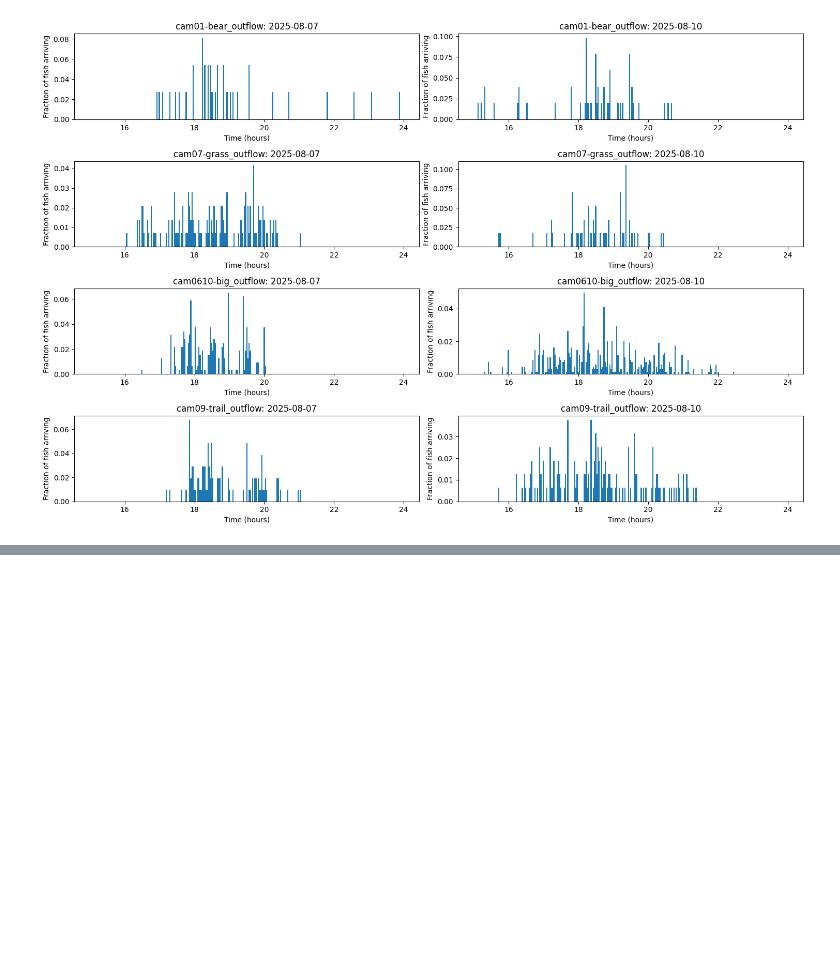
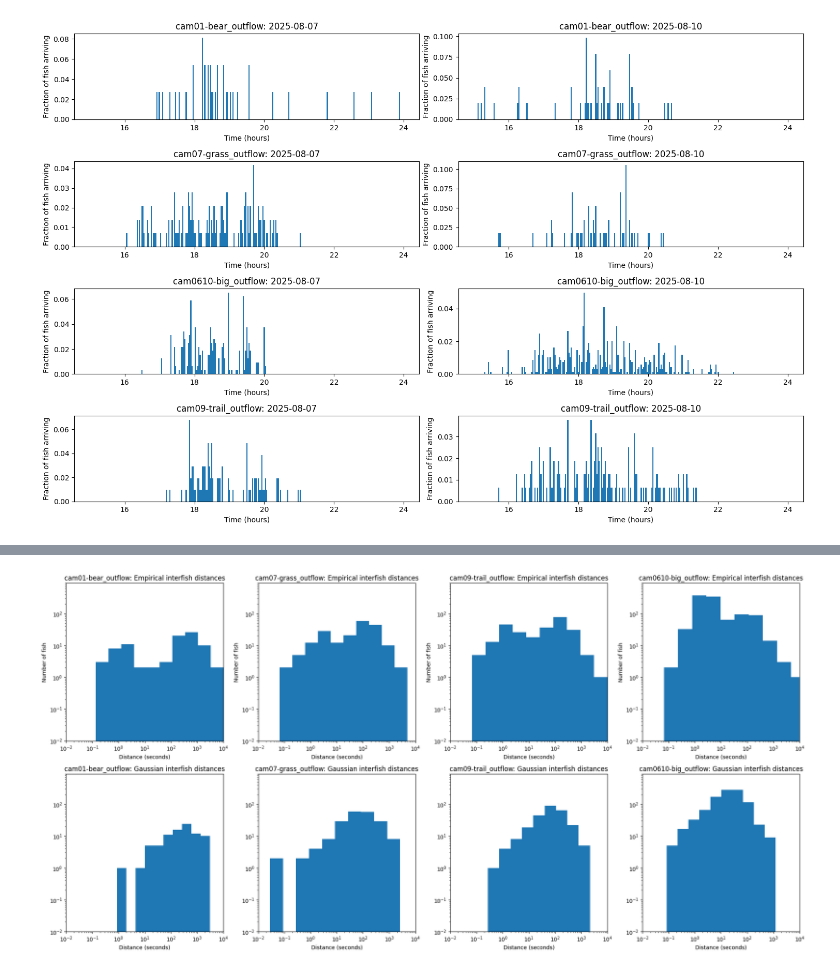
Before and after one commit to benkoger/salmon-tlc, a Jupyter notebook: notebooks/Data Analysis/plot_examples.ipynb, the cells around one changed output, grey strips where cells are left out. Saved outputs shown, nothing was run; the diff lists cells and outputs as text; code cells hidden in the pictures; blank space fills up the shorter version.

```diff
--- a/notebooks/Data Analysis/plot_examples.ipynb
+++ b/notebooks/Data Analysis/plot_examples.ipynb
@@ -42,3 +61,8 @@ empirical_totals_plot(120, False)
+# %%
+# this function gives the empirical interfish distances compared to the interfish distances from a Gaussian draw
+interfish_emp_gauss(True, True, False)
+# %% [output]
+[figure, added]
 # %%
 # This function gives the figure with 6 subplots, like in the 2017 study
 get_data_and_fig(120, 0.06, 0.1, False)
```
Also changed, not shown: parts of 7 cells of this notebook.
